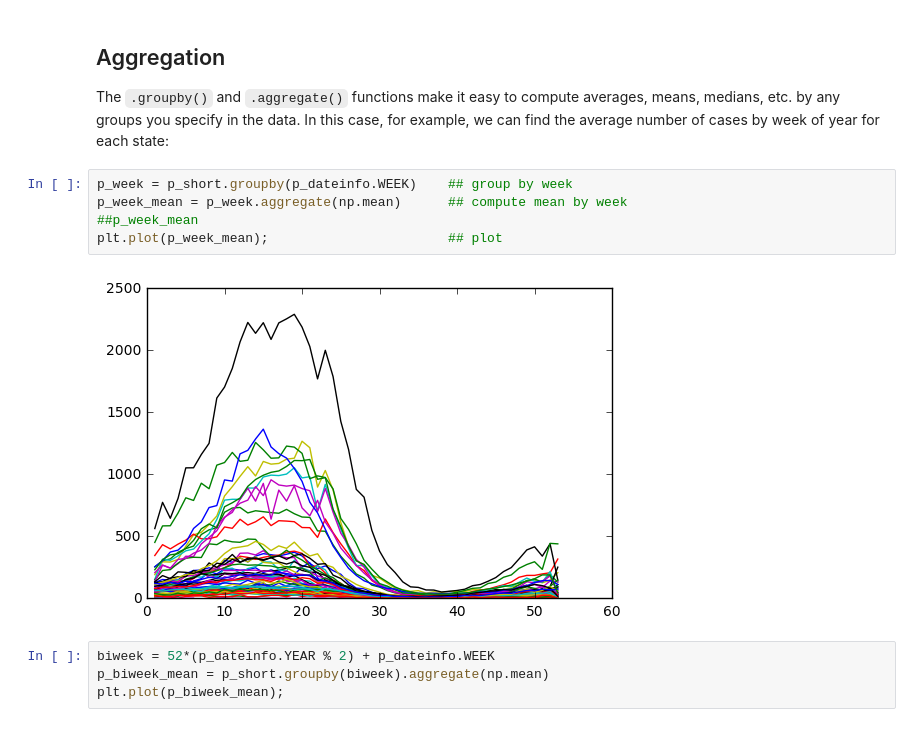
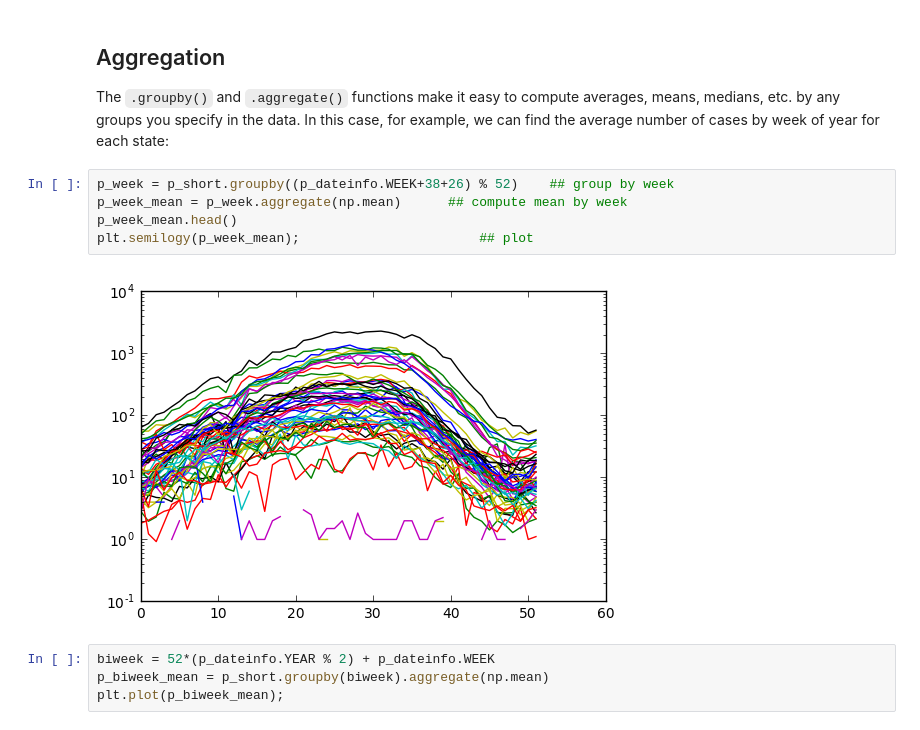
Before and after one commit to bbolker/math1mp, a Jupyter notebook: notes/pandas_intro.ipynb, the cells around one changed output. Cells and saved outputs as stored; diff of their text form.

```diff
--- a/notes/pandas_intro.ipynb
+++ b/notes/pandas_intro.ipynb
@@ -423,12 +432,12 @@ plt.ylabel("Total cases");
 
 The `.groupby()` and `.aggregate()` functions make it easy to compute averages, means, medians, etc. by any groups you specify in the data.  In this case, for example, we can find the average number of cases by week of year for each state:
 # %%
-p_week = p_short.groupby(p_dateinfo.WEEK)    ## group by week
+p_week = p_short.groupby((p_dateinfo.WEEK+38+26) % 52)    ## group by week
 p_week_mean = p_week.aggregate(np.mean)      ## compute mean by week
-##p_week_mean
-plt.plot(p_week_mean);                       ## plot
+p_week_mean.head()
+plt.semilogy(p_week_mean);                       ## plot
 # %% [output]
-[figure, old version]
+[figure, new version]
 # %%
 biweek = 52*(p_dateinfo.YEAR % 2) + p_dateinfo.WEEK
 p_biweek_mean = p_short.groupby(biweek).aggregate(np.mean)
```
Also changed, not shown: parts of 11 cells of this notebook, 5 other files.
